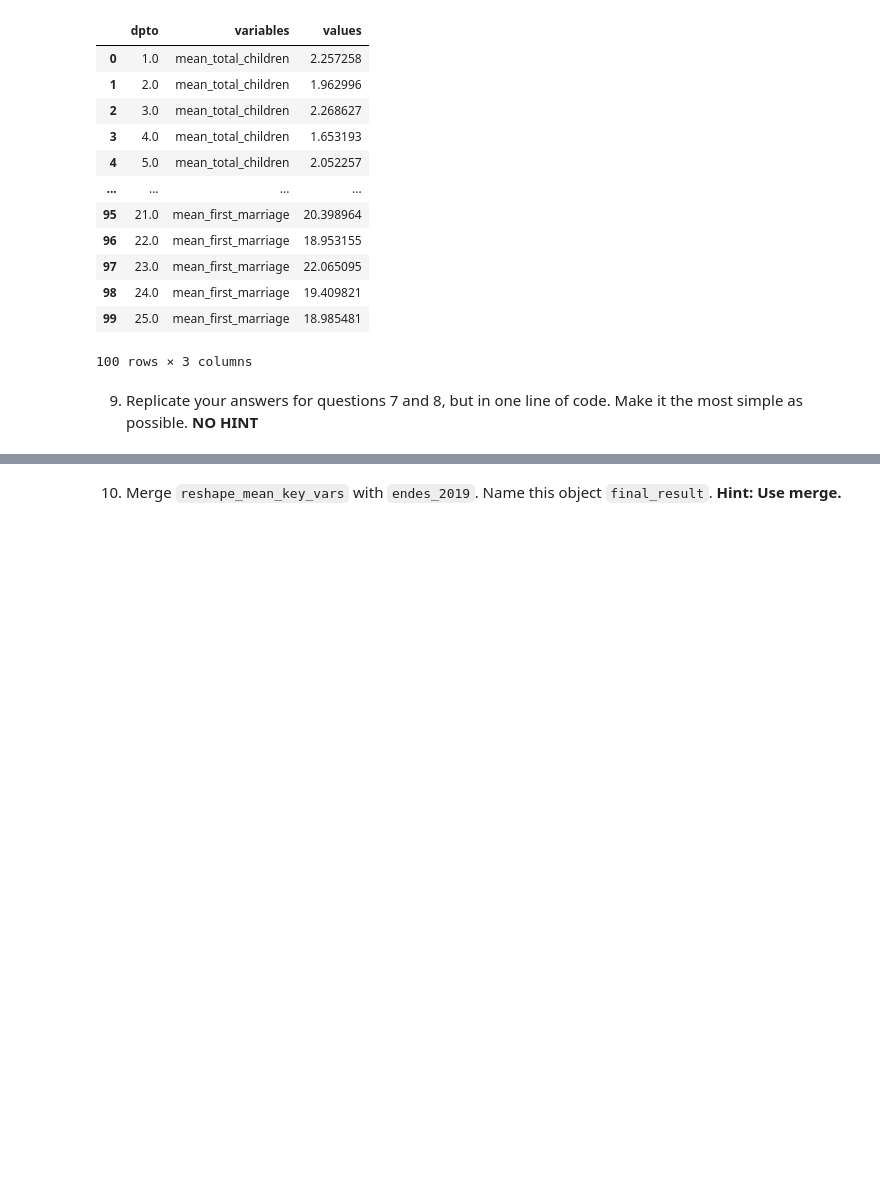
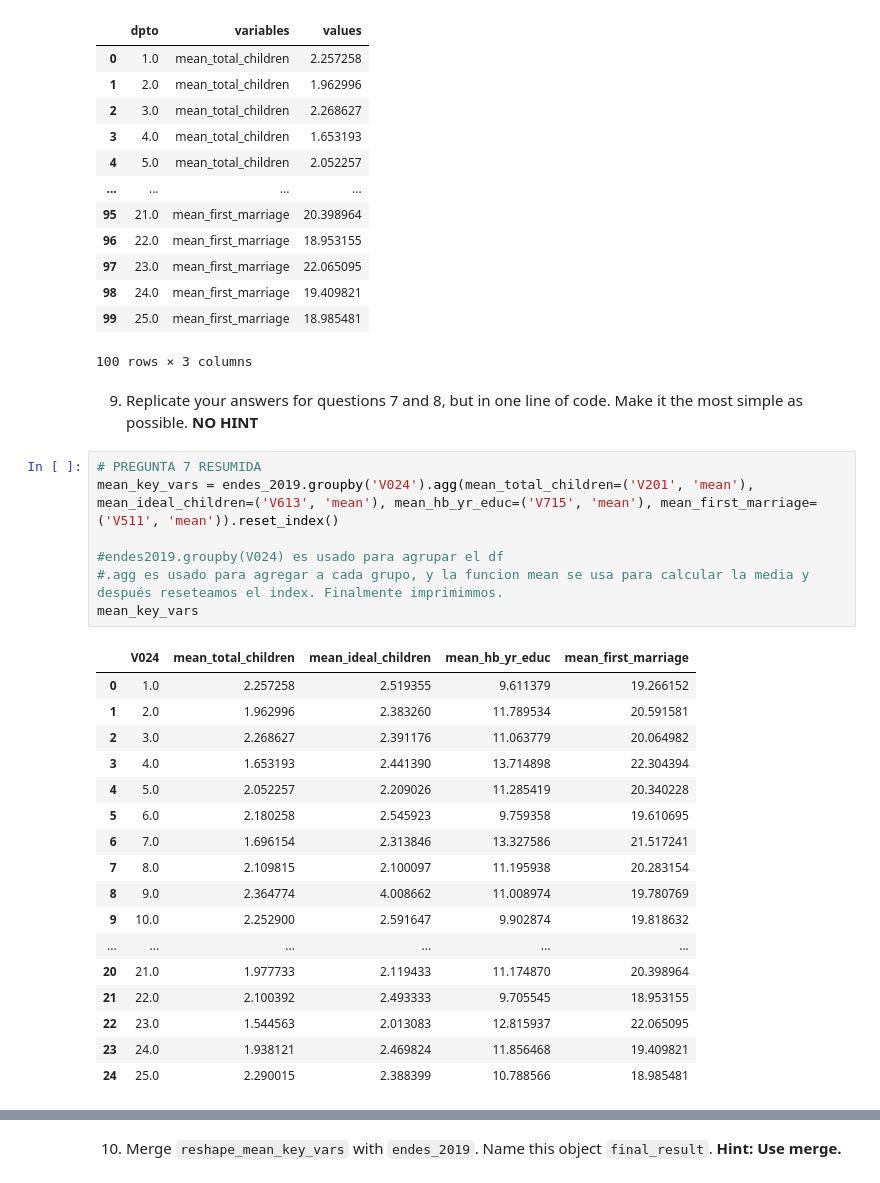
Before and after one commit to anzonyquispe/MediaLab_PUCP, a Jupyter notebook: Lecture_3/Assignment_3/Group_5_ass_3_2024.ipynb, the cells around one changed output, grey strips where cells are left out. Saved outputs shown, nothing was run; the diff lists cells and outputs as text; blank space fills up the shorter version.

Commit message:
#113 PREGUNTAS 9 Y 10
Resolvimos las preguntas 9 y 10

```diff
--- a/Lecture_3/Assignment_3/Group_5_ass_3_2024.ipynb
+++ b/Lecture_3/Assignment_3/Group_5_ass_3_2024.ipynb
@@ -289,3 +289,28 @@ reshape_mean_key_vars
 100 rows × 3 columns
 # %% [markdown]
 9. Replicate your answers for questions 7 and 8, but in one line of code. Make it the most simple as possible. **NO HINT**
+# %%
+# PREGUNTA 7 RESUMIDA
+mean_key_vars = endes_2019.groupby('V024').agg(mean_total_children=('V201', 'mean'), mean_ideal_children=('V613', 'mean'), mean_hb_yr_educ=('V715', 'mean'), mean_first_marriage=('V511', 'mean')).reset_index()
+
+#endes2019.groupby(V024) es usado para agrupar el df
+#.agg es usado para agregar a cada grupo, y la funcion mean se usa para calcular la media y después reseteamos el index. Finalmente imprimimmos.
+mean_key_vars
+# %% [output]
+|  | V024 | mean_total_children | mean_ideal_children | mean_hb_yr_educ | mean_first_marriage |
+| 0 | 1.0 | 2.257258 | 2.519355 | 9.611379 | 19.266152 |
+| 1 | 2.0 | 1.962996 | 2.383260 | 11.789534 | 20.591581 |
+| 2 | 3.0 | 2.268627 | 2.391176 | 11.063779 | 20.064982 |
+| 3 | 4.0 | 1.653193 | 2.441390 | 13.714898 | 22.304394 |
+| 4 | 5.0 | 2.052257 | 2.209026 | 11.285419 | 20.340228 |
+| 5 | 6.0 | 2.180258 | 2.545923 | 9.759358 | 19.610695 |
+| 6 | 7.0 | 1.696154 | 2.313846 | 13.327586 | 21.517241 |
+| 7 | 8.0 | 2.109815 | 2.100097 | 11.195938 | 20.283154 |
+| 8 | 9.0 | 2.364774 | 4.008662 | 11.008974 | 19.780769 |
+| 9 | 10.0 | 2.252900 | 2.591647 | 9.902874 | 19.818632 |
+| ... | ... | ... | ... | ... | ... |
+| 20 | 21.0 | 1.977733 | 2.119433 | 11.174870 | 20.398964 |
+| 21 | 22.0 | 2.100392 | 2.493333 | 9.705545 | 18.953155 |
+| 22 | 23.0 | 1.544563 | 2.013083 | 12.815937 | 22.065095 |
+| 23 | 24.0 | 1.938121 | 2.469824 | 11.856468 | 19.409821 |
+| 24 | 25.0 | 2.290015 | 2.388399 | 10.788566 | 18.985481 |
```
Also changed, not shown: parts of 4 cells of this notebook.
